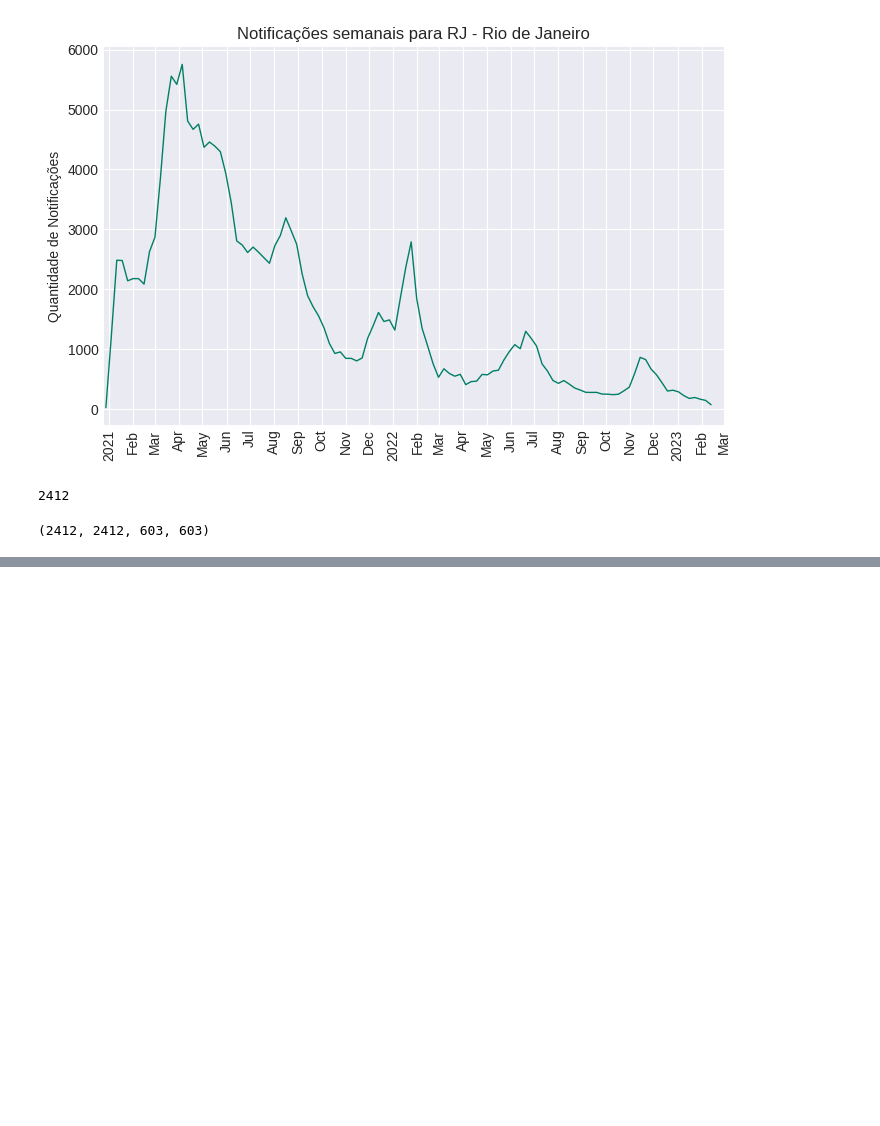
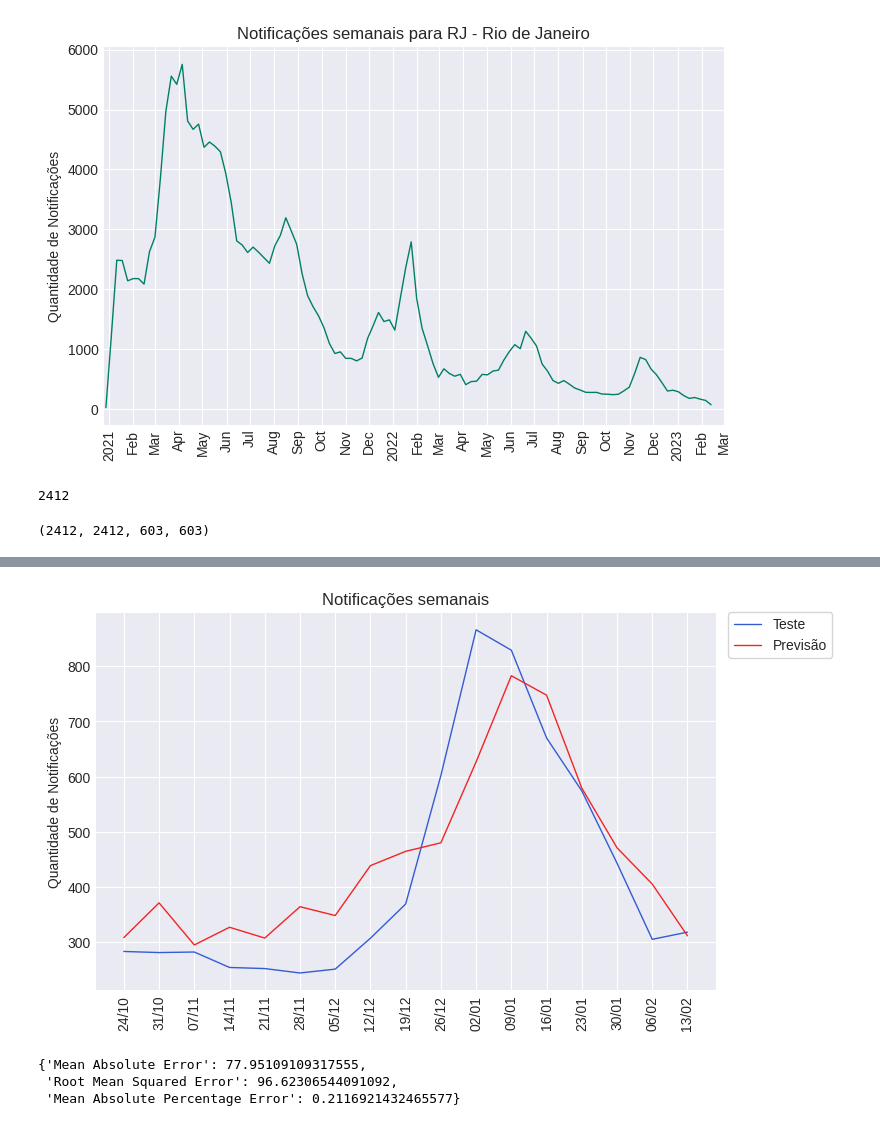
Before and after one commit to flohmannjr/PJI410, a Jupyter notebook: PJI410_aprendizado.ipynb, the cells around one changed output, grey strips where cells are left out. Saved outputs shown, nothing was run; the diff lists cells and outputs as text; code cells hidden in the pictures; blank space fills up the shorter version.

```diff
--- a/PJI410_aprendizado.ipynb
+++ b/PJI410_aprendizado.ipynb
@@ -703,0 +738,7 @@ metricas[1]
+# %%
+janela_tamanho = 24
+horizonte_tamanho = 8
+
+janelas, horizontes = criar_janelas(quantidades, janela_tamanho, horizonte_tamanho)
+
+janelas_treino, janelas_teste, horizontes_treino, horizontes_teste = separar_janelas_treino_teste(janelas, horizontes, tamanho_teste=0.2)
@@ -703,0 +785,26 @@ metricas[1]
+# %%
+%%time
+
+tf.random.set_seed(SEMENTE)
+
+modelo_nome = 'modelo_2_denso_24j_8h'
+
+modelo = Sequential(name=modelo_nome)
+
+modelo.add(Dense(units=TAMANHO_CNN, activation=ATIVACAO_CNN, name='camada_relu'))
+modelo.add(Dense(units=horizonte_tamanho, activation=ATIVACAO_HORIZONTE, name='camada_saida'))
+
+modelo.compile(loss=PERDA,
+               optimizer=Adam(),
+               metrics=METRICAS)
+
+modelo.fit(x=janelas_treino,
+           y=horizontes_treino,
+           epochs=ITERACOES,
+           batch_size=TAMANHO_LOTE,
+           validation_data=(janelas_teste, horizontes_teste),
+           callbacks=[EarlyStopping(monitor='val_loss', patience=100, restore_best_weights=True),
+                      ReduceLROnPlateau(monitor='val_loss', patience=50)],
+           verbose=0)
+
+previsoes = modelo.predict(janelas_teste, verbose=0)
@@ -703,0 +814,10 @@ metricas[1]
+# %%
+# grafico_series(X_teste=X_test[-len(janelas_teste):], y_teste=tf.squeeze(horizontes_teste),
+#                X_previsao=X_test[-len(janelas_teste):], y_previsao=tf.squeeze(previsoes),
+#                inicio=-60)
+
+grafico_series(X_teste=X_test[-len(janelas_teste):], y_teste=horizontes_teste[:, 0],
+               X_previsao=X_test[-len(janelas_teste):], y_previsao=previsoes[:, 0],
+               inicio=-60)
+# %% [output]
+[figure, added]
@@ -703,0 +827,6 @@ metricas[1]
+# %%
+metricas[2]
+# %% [output]
+{'Mean Absolute Error': 77.95109109317555,
+ 'Root Mean Squared Error': 96.62306544091092,
+ 'Mean Absolute Percentage Error': 0.2116921432465577}
```
Also changed, not shown: parts of 29 cells of this notebook.
